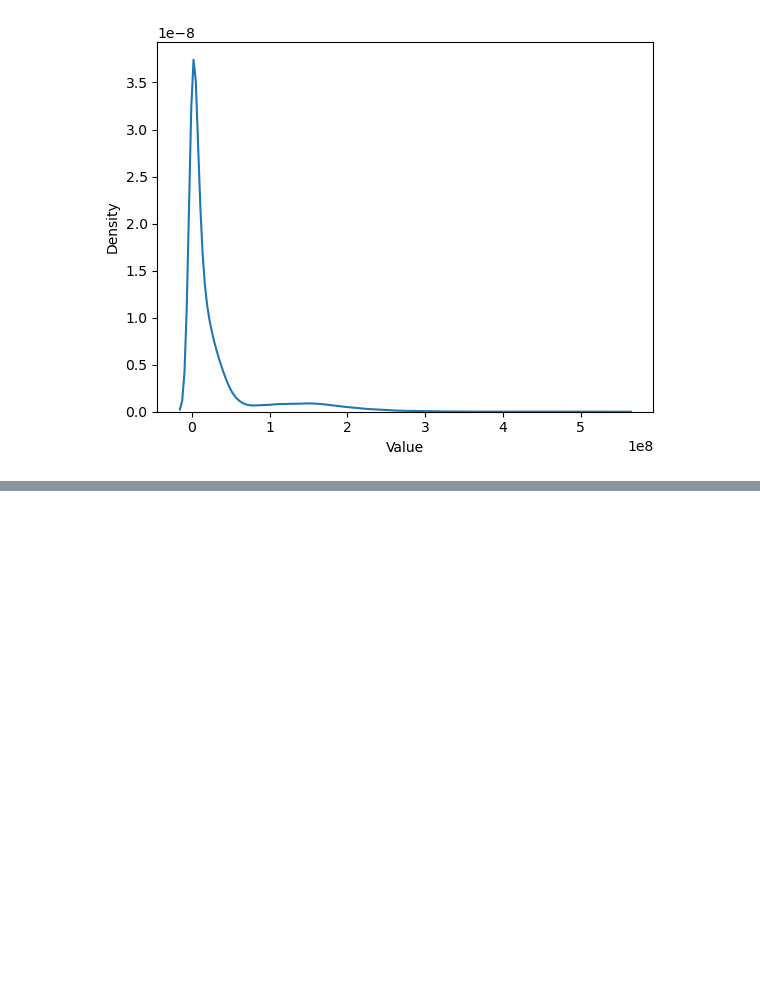
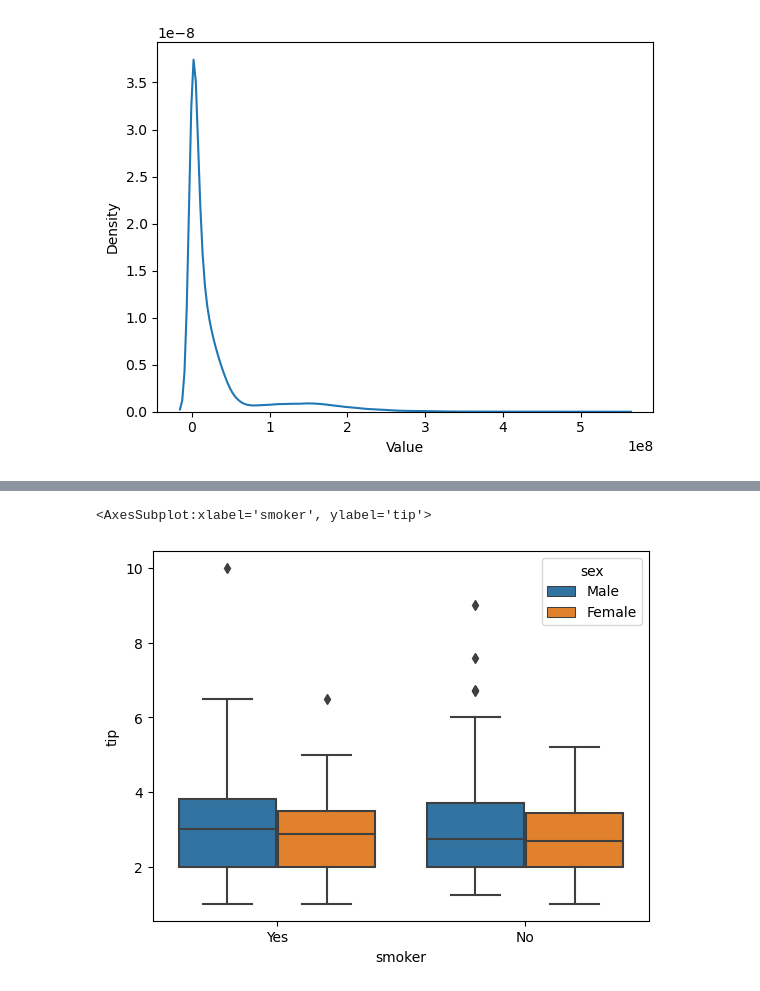
Before and after one commit to gokulrajar15/Data-visualization-python-library, a Jupyter notebook: Seaborn.ipynb, the cells around one changed output, grey strips where cells are left out. Cells and saved outputs as stored; diff of their text form; code cells hidden in the pictures; blank space fills up the shorter version.

```diff
--- a/Seaborn.ipynb
+++ b/Seaborn.ipynb
@@ -95,0 +143,5 @@ sns.kdeplot(data = x, x = "Value")
+# %%
+sns.boxplot(data = t, x= "smoker", y = "tip", hue = "sex")
+# %% [output]
+<AxesSubplot:xlabel='smoker', ylabel='tip'>
+[figure, added]
```
Also changed, not shown: parts of 21 cells of this notebook.
